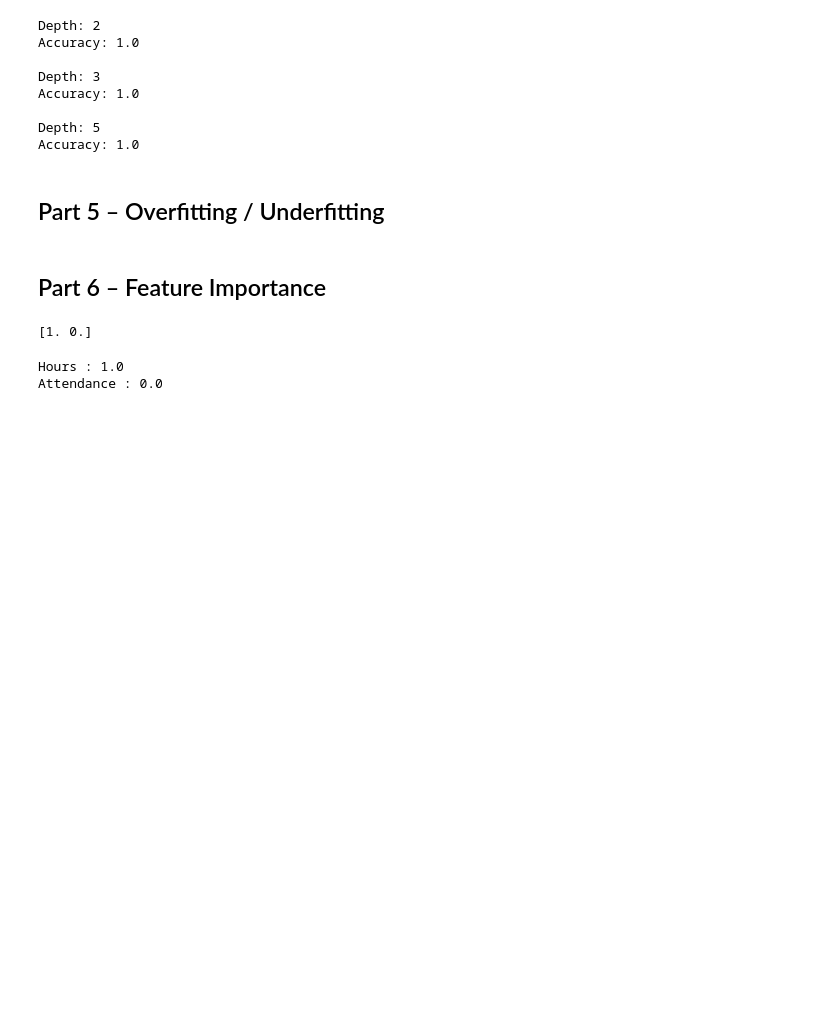
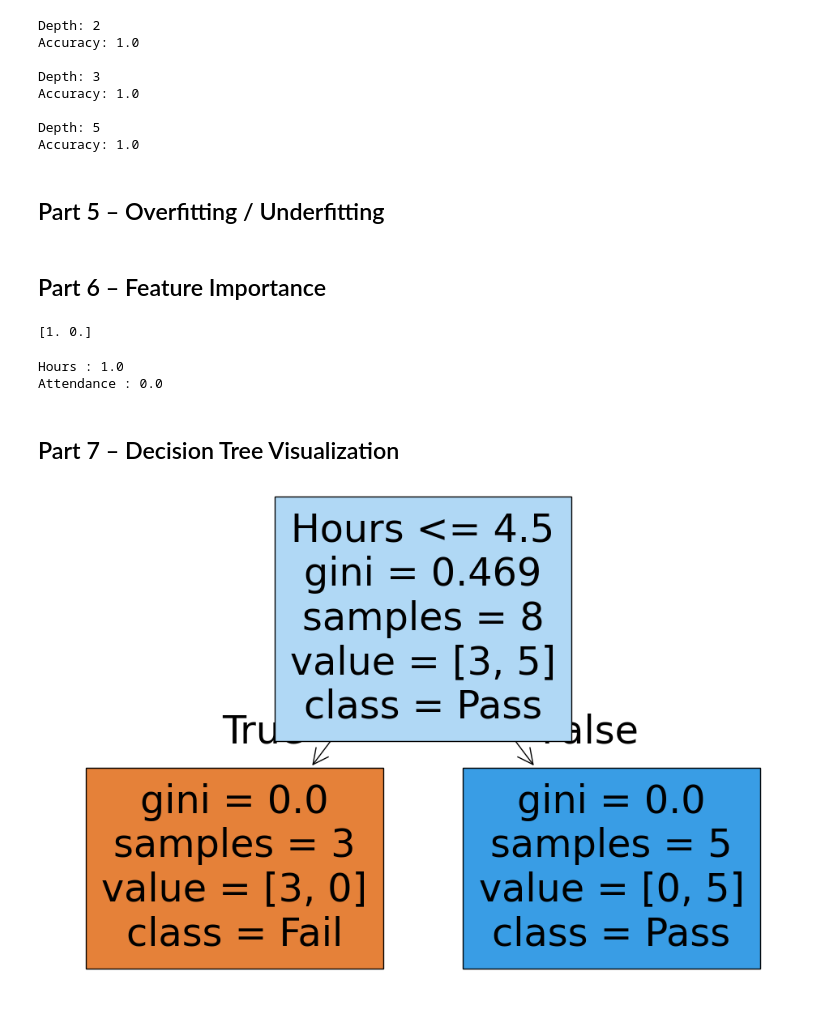
Before and after one commit to siddharth-kushwaha03/MACHINE_LEARNING_REVISION, a Jupyter notebook: Decision Tree/one.ipynb, the cells around one changed output. Cells and saved outputs as stored; diff of their text form; code cells hidden in the pictures; blank space fills up the shorter version.

Commit message:
Decision Tree

```diff
--- a/Decision Tree/one.ipynb
+++ b/Decision Tree/one.ipynb
@@ -291,3 +291,5 @@ Attendance : 0.0
 
 # Hours       → 75% importance
 # Attendance  → 25% importance
+# %% [markdown]
+## Part 7 – Decision Tree Visualization
@@ -293,0 +301,14 @@ Attendance : 0.0
+# %%
+# Q40. Decision Tree visualize karo
+
+import matplotlib.pyplot as plt
+from sklearn.tree import plot_tree
+
+plt.figure(figsize=(12,8))
+
+plot_tree(model,feature_names=X.columns,class_names=["Fail","Pass"],
+          filled=True)
+
+plt.show()
+# %% [output]
+[figure, added]
```
Also changed, not shown: parts of 1 cell of this notebook.
